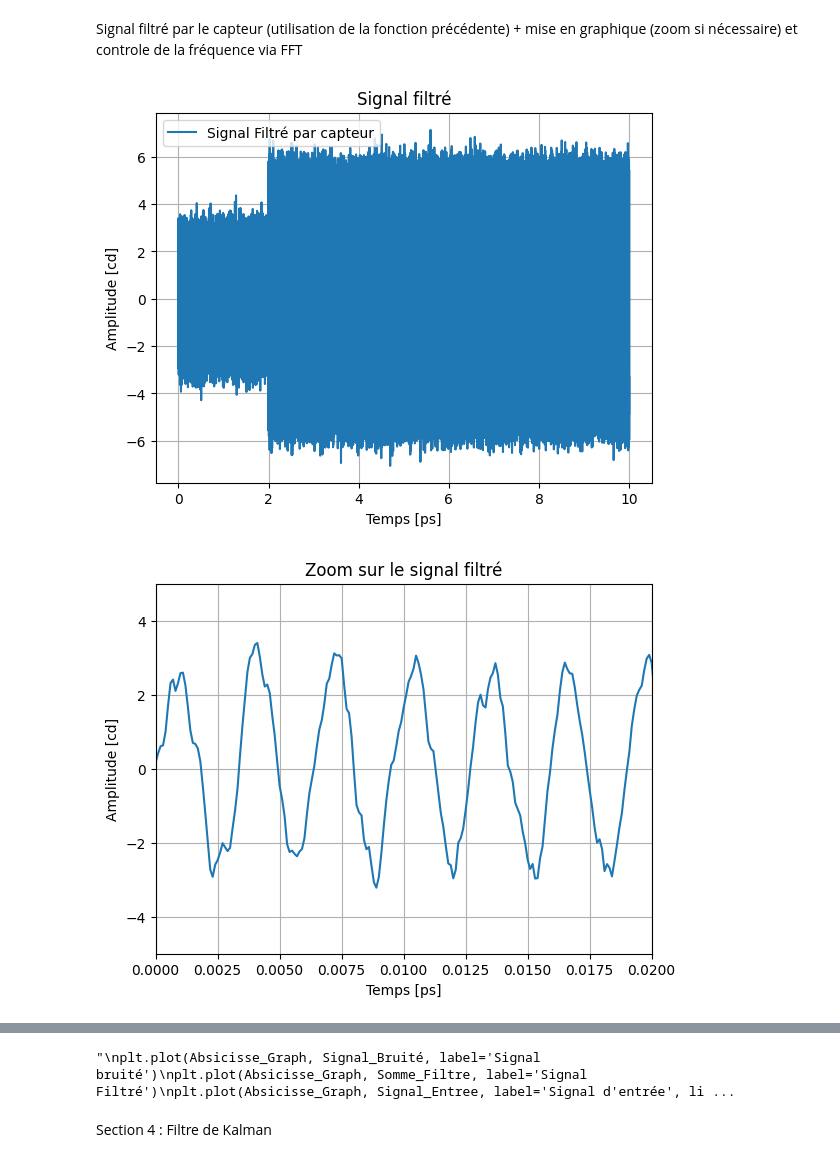
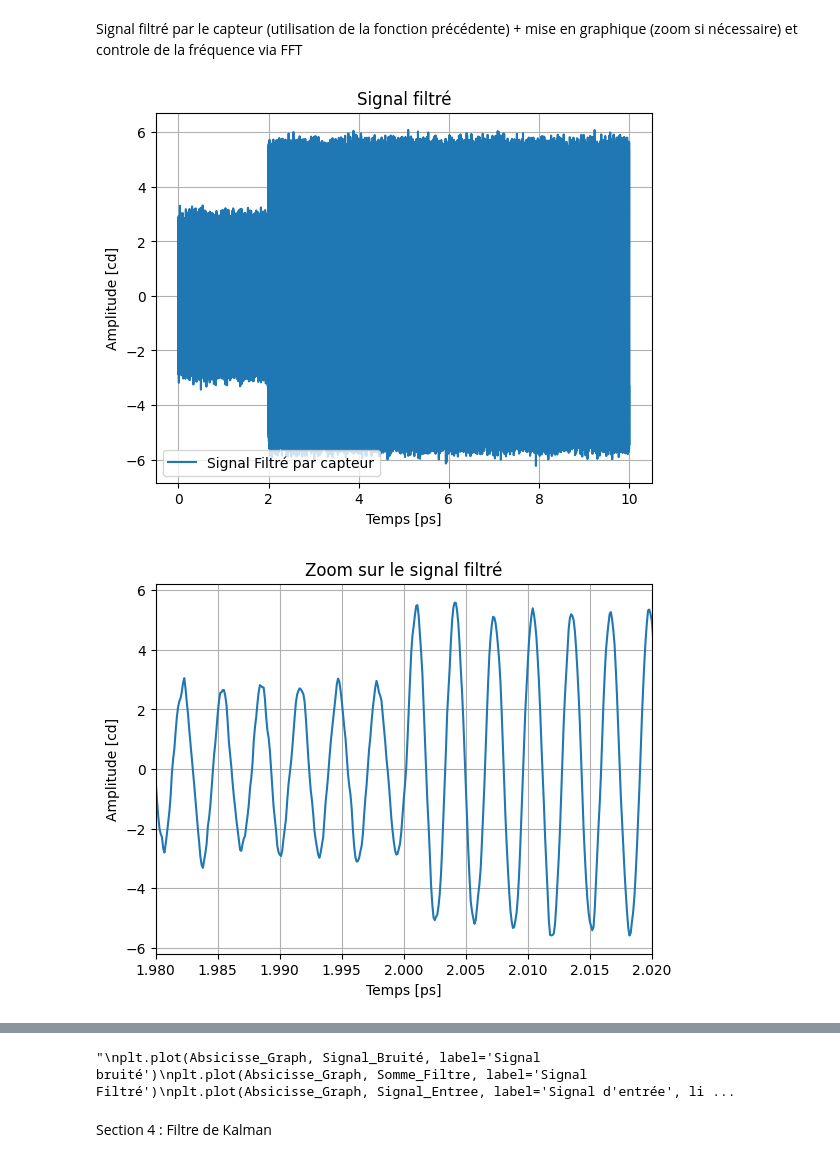
Before and after one commit to Trenzalore91/EI---KF, a Jupyter notebook: Untitled-1.ipynb, the cells around one changed output, grey strips where cells are left out. Saved outputs shown, nothing was run; the diff lists cells and outputs as text; code cells hidden in the pictures.

```diff
--- a/Untitled-1.ipynb
+++ b/Untitled-1.ipynb
@@ -179,7 +179,7 @@ Variables utilisées pour la génération d'un signal sinusoïdal:
     / Sinus_Amplitude représente l'amplitude du signal en cd
 # %%
 Signal_In_Frequence = 319
-Signal_Ins_Amplitude = 1.5
+Signal_Ins_Amplitude = 3
 # %% [markdown]
 Variables pour la génération du bruit blanc Gaussien (généré suivant une loi Normale):
     / W_Noise_Mean représente la moyenne
@@ -204,11 +204,11 @@ Filtre_type_1 = 'passe-bas'
 Filtre_gain_1 = 1.
 
 Filtre_liste.append([Filtre_id_1, Filtre_fc_1, Filtre_Ordre_1, Filtre_type_1, Filtre_gain_1])
-
+"""
 Filtre_id_2 = 2
 Filtre_fc_2 = 670
 Filtre_Ordre_2 = 1
 Filtre_type_2 = 'passe-bas'
 Filtre_gain_2 = 1.
 
-Filtre_liste.append([Filtre_id_2, Filtre_fc_2, Filtre_Ordre_2, Filtre_type_2, Filtre_gain_2])
+Filtre_liste.append([Filtre_id_2, Filtre_fc_2, Filtre_Ordre_2, Filtre_type_2, Filtre_gain_2])"""
@@ -415,34 +415,34 @@ Signal filtré par le capteur (utilisation de la fonction précédente) + mise e
 # %%
 Somme_Filtre=0
 
 for i in range(len(Filtre_liste)):
     Filtre_id = Filtre_liste[i][0]
     Filtre_fc = Filtre_liste[i][1]
     Filtre_Ordre = Filtre_liste[i][2]
     Filtre_type = Filtre_liste[i][3]
     Filtre_gain = Filtre_liste[i][4]
     Filtre = SignalFilter(Signal_Bruité, Filtre_type, Filtre_gain, Filtre_fc, Filtre_Ordre, Freq_Sample, W_Noise_STD, Signal_Entree)
     Filtre.Filtre_passe_bas()
     Somme_Filtre += Filtre.Filtre_passe_bas()
 
 plot_graph(Absicisse_Graph, Somme_Filtre, 'Signal filtré', Abscisse_Graph_Temporel, Ordonnée_Graph_Temporel, 'Signal Filtré par capteur')
-zoom_graph(Absicisse_Graph, Somme_Filtre, (0, 0.02), (-5, 5), 'Zoom sur le signal filtré', Abscisse_Graph_Temporel, Ordonnée_Graph_Temporel)
+zoom_graph(Absicisse_Graph, Somme_Filtre, (1.98, 2.02), (-6.2, 6.2), 'Zoom sur le signal filtré', Abscisse_Graph_Temporel, Ordonnée_Graph_Temporel)
 
 FFT_Signal(Somme_Filtre, Freq_Sample, 350)
 """
 plt.plot(Absicisse_Graph, Signal_Bruité, label='Signal bruité')
 plt.plot(Absicisse_Graph, Somme_Filtre, label='Signal Filtré')
 plt.plot(Absicisse_Graph, Signal_Entree, label='Signal d\'entrée', linestyle='--')
 plt.title('Signal Filtré et Signal Bruité + signal entrée')
 plt.xlabel(Abscisse_Graph_Temporel)
 plt.ylabel(Ordonnée_Graph_Temporel)
 plt.xlim(0, 0.02)
 plt.legend()
 plt.grid(True)
 plt.show()"""
 # %% [output]
-[figure, old version]
+[figure, new version]
-[figure, old version]
+[figure, new version]
 [figure]
 [figure]
 "\nplt.plot(Absicisse_Graph, Signal_Bruité, label='Signal bruité')\nplt.plot(Absicisse_Graph, Somme_Filtre, label='Signal Filtré')\nplt.plot(Absicisse_Graph, Signal_Entree, label='Signal d'entrée', li ...
```
Also changed, not shown: parts of 9 cells of this notebook, 1 other file.
